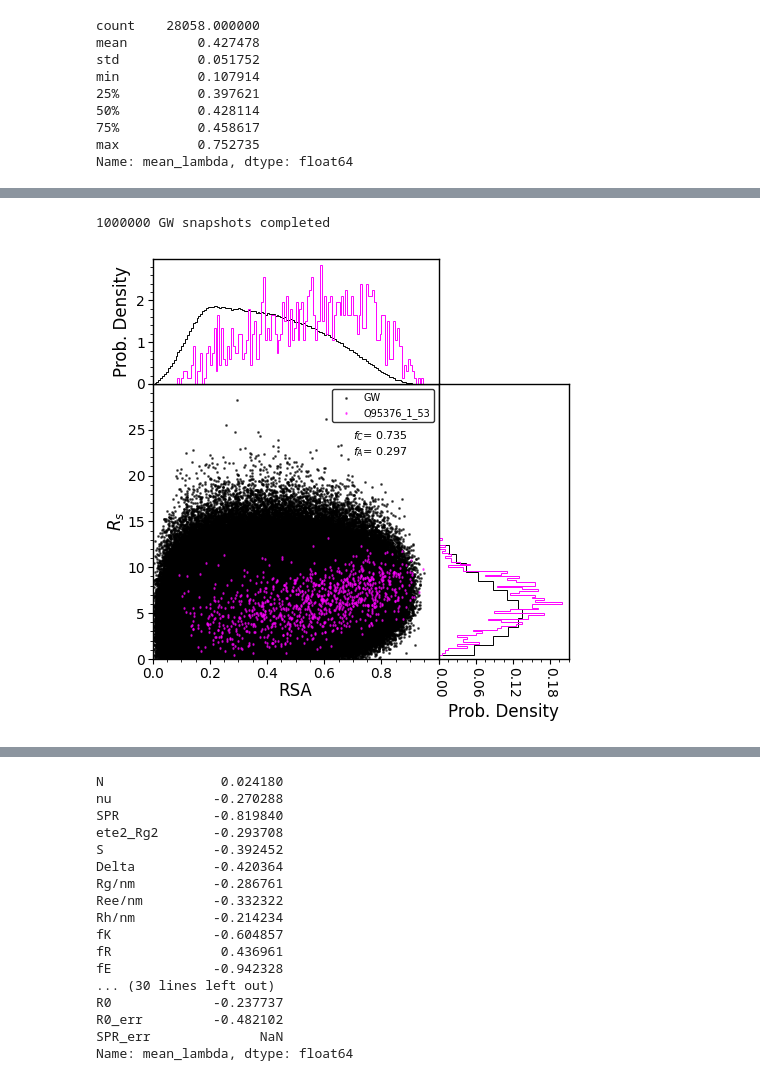
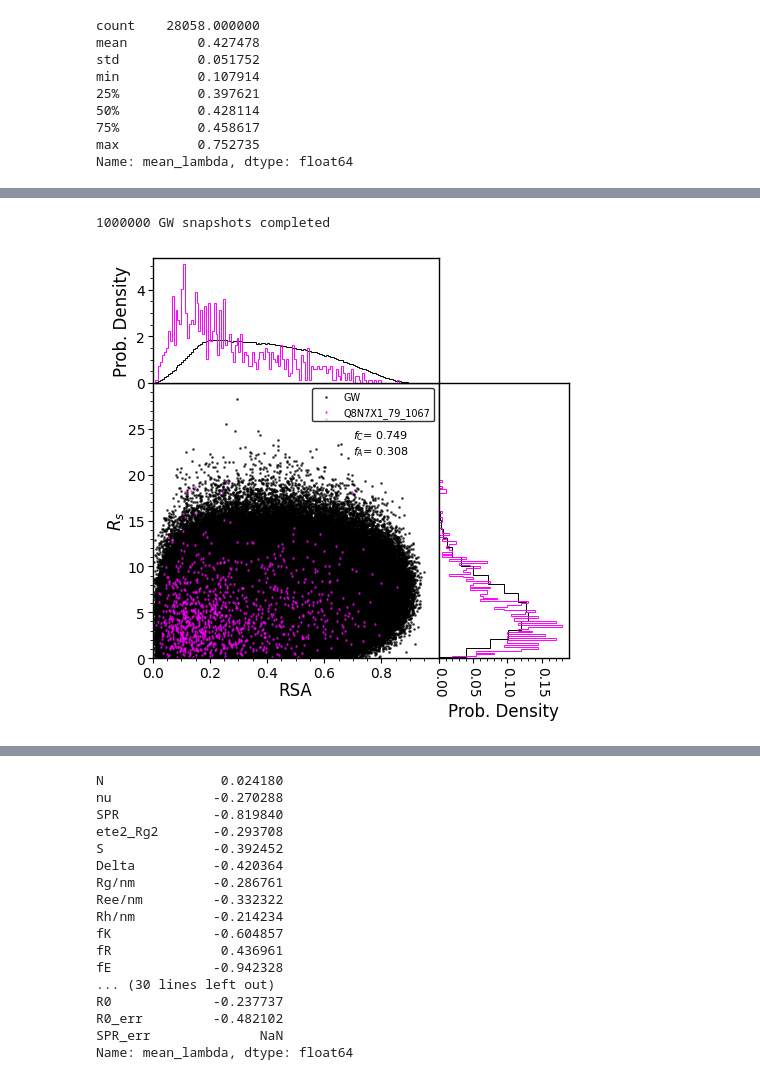
Before and after one commit to hshadman/larsen_paper_IDR_properties, a Jupyter notebook: IDROME-investigate_properties.ipynb, the cells around one changed output, grey strips where cells are left out. Cells and saved outputs as stored; diff of their text form; code cells hidden in the pictures.

```diff
--- a/IDROME-investigate_properties.ipynb
+++ b/IDROME-investigate_properties.ipynb
@@ -583,6 +583,6 @@ idrome_prop_df[idrome_prop_df['nu']>0.6][['seq_name','z_delta_+-','nu','ete2_Rg2
-# %%
-compute_3dplot_from_seq_name('O95376_1_53')
-# %% [output]
-1000000 GW snapshots completed
-[figure, removed]
+# %%
+compute_3dplot_from_seq_name('Q8N7X1_79_1067')
+# %% [output]
+1000000 GW snapshots completed
+[figure, added]
 # %%
```
Also changed, not shown: parts of 2 cells of this notebook, 1 other file.
